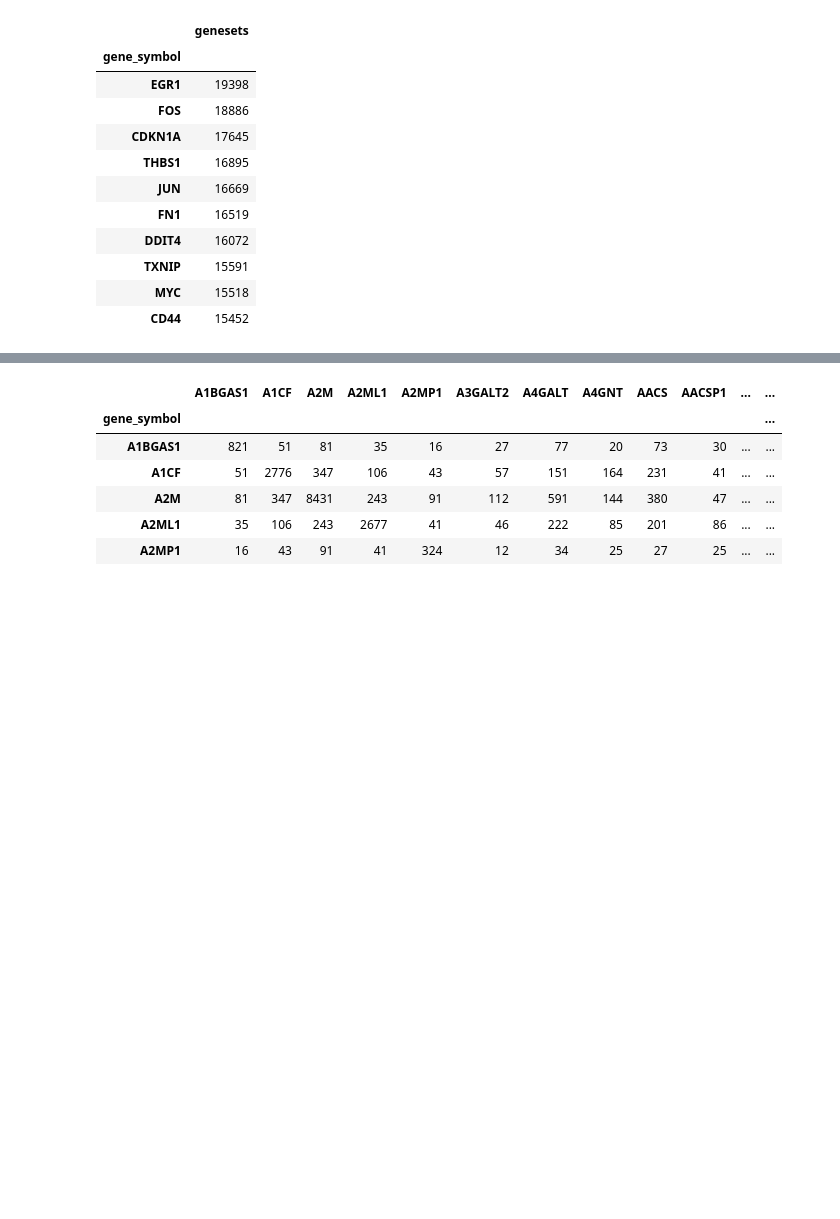
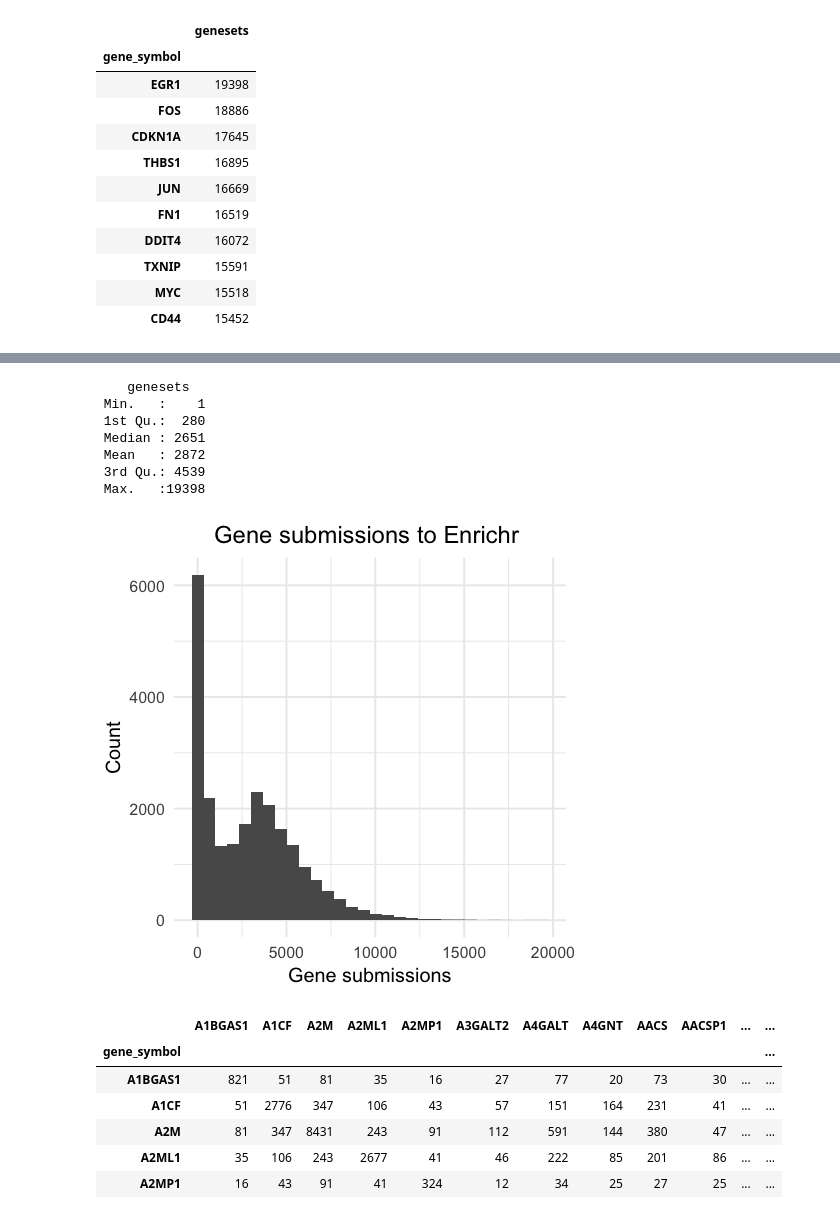
Before and after one commit to denis-torre/analysis-pipelines, a Jupyter notebook: geneshot-benchmark/pipeline/notebooks/Enrichr Co-occurrence EDA.ipynb, the cells around one changed output, grey strips where cells are left out. Drawn from its saved outputs; the diff is of its cells as text; code cells hidden in the pictures; blank space fills up the shorter version.

```diff
--- a/geneshot-benchmark/pipeline/notebooks/Enrichr Co-occurrence EDA.ipynb
+++ b/geneshot-benchmark/pipeline/notebooks/Enrichr Co-occurrence EDA.ipynb
@@ -65,0 +71,11 @@ ggplot(count_dataframe, aes(x=genesets)) +
+# %%
+%%R -i count_dataframe -r 130
+print(summary(count_dataframe))
+ggplot(count_dataframe, aes(x=genesets)) +
+    geom_histogram() +
+    xlab('Gene submissions') +
+    ylab('Count') +
+    ggtitle('Gene submissions to Enrichr ') +
+    theme_minimal() +
+    theme(plot.title = element_text(hjust = 0.5))
+# %% [output]
@@ -66,3 +83,11 @@ ggplot(count_dataframe, aes(x=genesets)) +
+    genesets
+ Min.   :    1
+ 1st Qu.:  280
+ Median : 2651
+ Mean   : 2872
+ 3rd Qu.: 4539
+ Max.   :19398
+[figure, added]
 # %%
 enrichr_dataframe.head()
 # %% [output]
```
Also changed, not shown: parts of 4 cells of this notebook, 3 other files.
